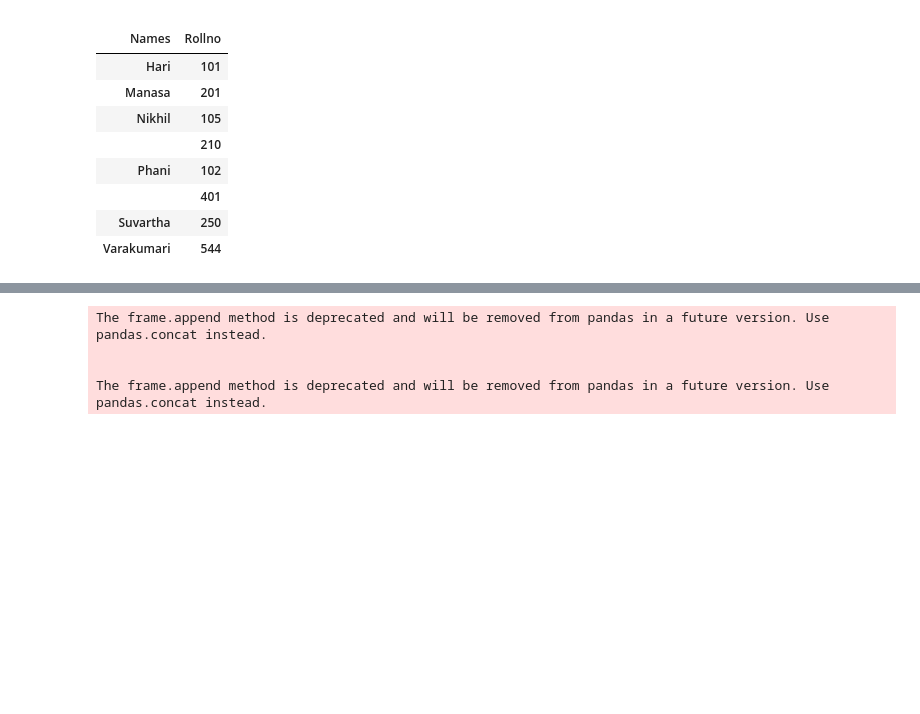
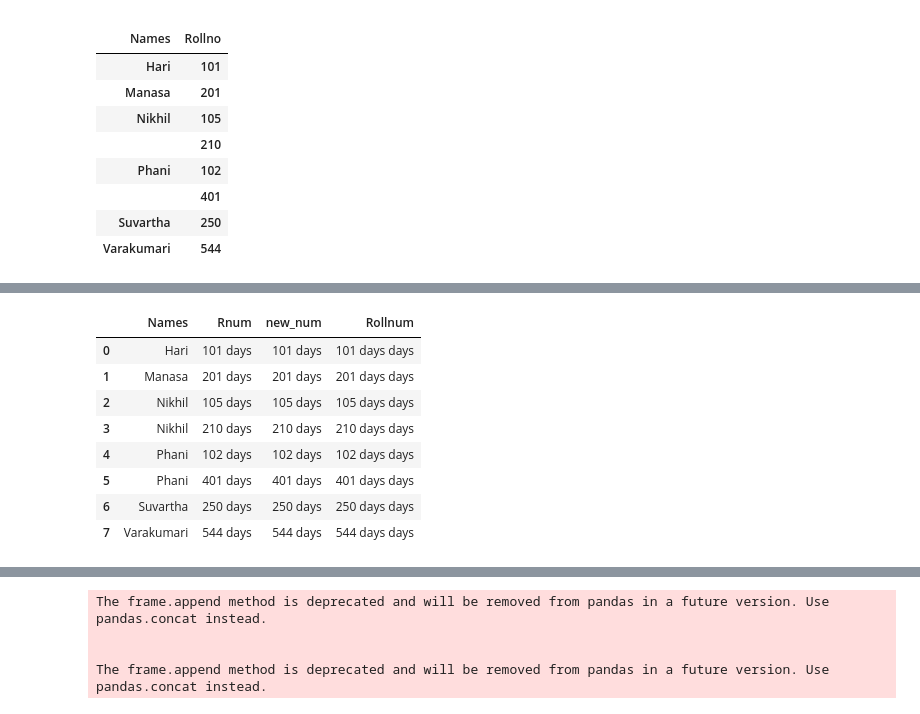
Before and after one commit to funnyPhani/Hari-Anna, a Jupyter notebook: Plotly.ipynb, the cells around one changed output, grey strips where cells are left out. Cells and saved outputs as stored; diff of their text form; code cells hidden in the pictures; blank space fills up the shorter version.

```diff
--- a/Plotly.ipynb
+++ b/Plotly.ipynb
@@ -100,0 +145,6 @@ df
+# %%
+df = pd.DataFrame([names,num])
+df = df.T
+df.columns = ["Names","Rnum"]
+# df['Rnum'] = str(df['Rnum']) + "days"
+df
@@ -100,0 +165,3 @@ df
+# %%
+df["new_num"] = [str(i)+" days" for i in df["Rnum"]]
+df
@@ -100,0 +178,7 @@ df
+# %%
+z = []
+for i in df["Rnum"]:
+    z.append(str(i) + " days")
+# %%
+df['Rnum'] = z
+df
@@ -100,0 +195,13 @@ df
+# %%
+df["Rollnum"] = df['Rnum'].apply(lambda x: str(x) + " days")
+df
+# %% [output]
+|  | Names | Rnum | new_num | Rollnum |
+| 0 | Hari | 101 days | 101 days | 101 days days |
+| 1 | Manasa | 201 days | 201 days | 201 days days |
+| 2 | Nikhil | 105 days | 105 days | 105 days days |
+| 3 | Nikhil | 210 days | 210 days | 210 days days |
+| 4 | Phani | 102 days | 102 days | 102 days days |
+| 5 | Phani | 401 days | 401 days | 401 days days |
+| 6 | Suvartha | 250 days | 250 days | 250 days days |
+| 7 | Varakumari | 544 days | 544 days | 544 days days |
```
Also changed, not shown: parts of 17 cells of this notebook.
